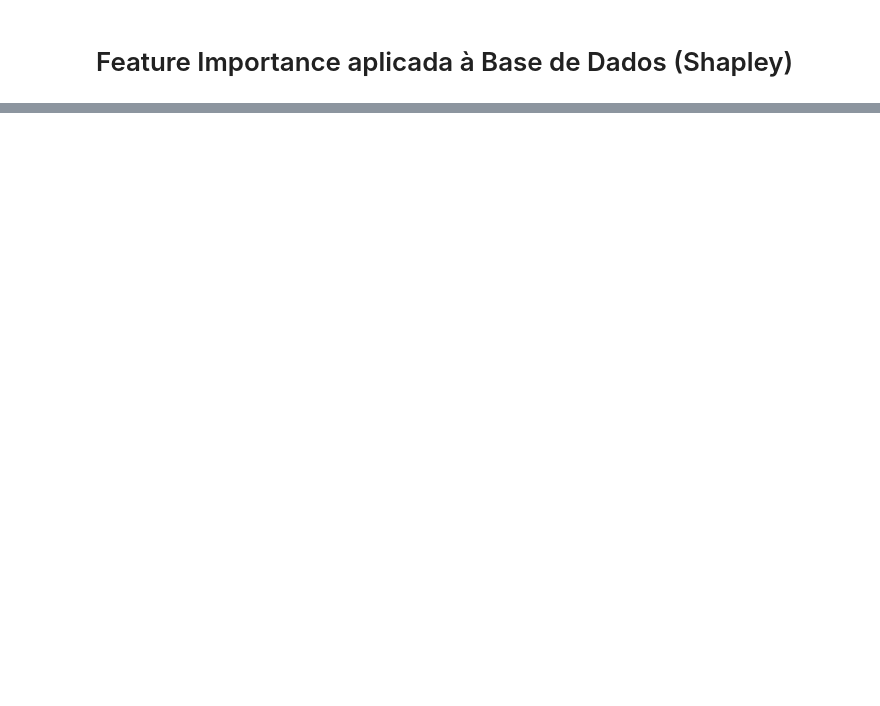
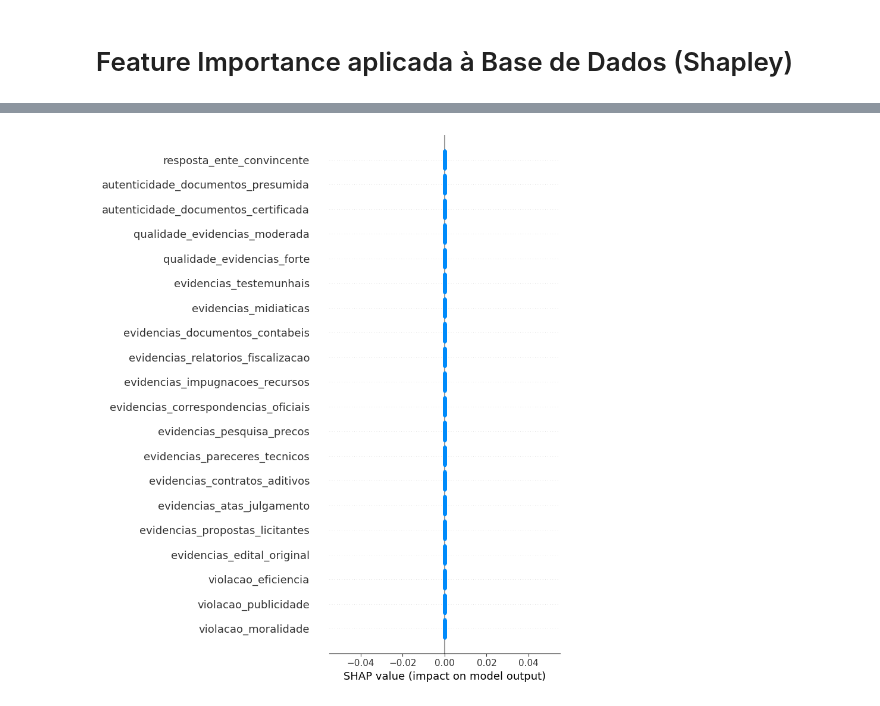
Before and after one commit to PedroRossiGomes/PIBIC, a Jupyter notebook: notebooks/TCU_novo/gradientboostingclassifier_pipe.ipynb, the cells around one changed output, grey strips where cells are left out. Drawn from its saved outputs; the diff is of its cells as text; code cells hidden in the pictures; blank space fills up the shorter version.

```diff
--- a/notebooks/TCU_novo/gradientboostingclassifier_pipe.ipynb
+++ b/notebooks/TCU_novo/gradientboostingclassifier_pipe.ipynb
@@ -357,0 +364,29 @@ shap.summary_plot(shap_values, X_importance, feature_names, plot_type='bar')
+# %%
+num_features = ["materialidade_valor"]
+cat_features = list(cat_encoder.get_feature_names_out(lista_X))
+feature_names = num_features + cat_features
+
+
+explainer = shap.Explainer(best_model, X_importance)
+shap_arr = explainer(X_importance).values
+if shap_arr.ndim == 3:
+    class_idx = 1 if shap_arr.shape[0] > 1 else 0
+    shap_values = shap_arr[class_idx]
+else:
+    shap_values = shap_arr
+
+
+feature_to_original = [name.split("_")[0] for name in feature_names]
+original_features = lista_X
+
+
+shap_grouped = np.zeros((shap_values.shape[0], len(original_features)))
+for i, orig in enumerate(original_features):
+    idxs = [j for j, feat in enumerate(feature_to_original) if feat == orig]
+    if len(idxs) > 0:
+        shap_grouped[:, i] = np.abs(shap_values[:, idxs]).sum(axis=1)
+
+
+shap.summary_plot(shap_grouped, feature_names=original_features)
+# %% [output]
+[figure, added]
```
Also changed, not shown: parts of 11 cells of this notebook, 24 other files.
